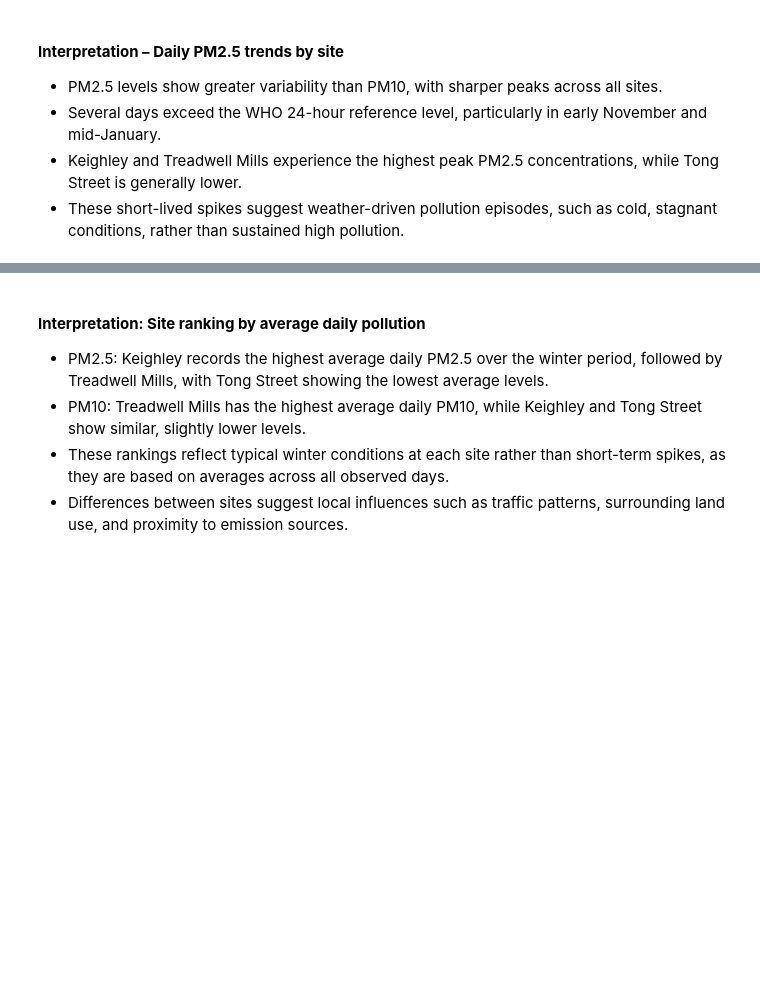
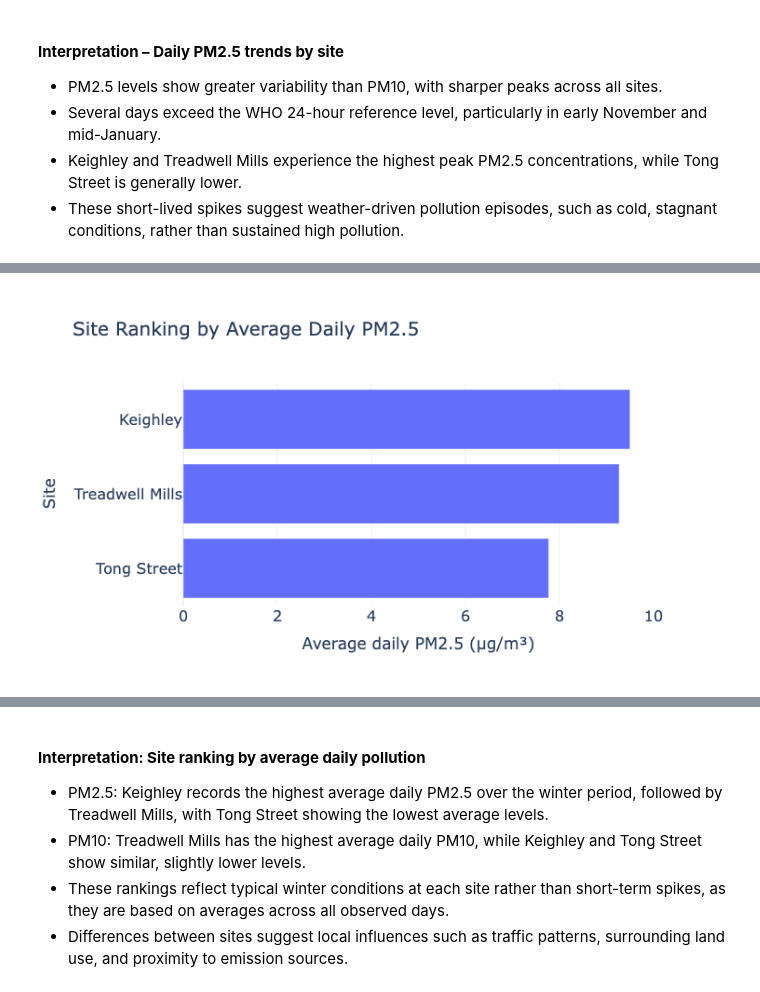
Before and after one commit to sayo2rule/bradford-air-quality-hdrc, a Jupyter notebook: notebooks/air_quality_analysis.ipynb, the cells around one changed output, grey strips where cells are left out. Drawn from its saved outputs; the diff is of its cells as text; code cells hidden in the pictures; blank space fills up the shorter version.

```diff
--- a/notebooks/air_quality_analysis.ipynb
+++ b/notebooks/air_quality_analysis.ipynb
@@ -718,0 +701,41 @@ pio.write_html(fig_rank_pm10, out_dir / "ranking_pm10_by_site.html", include_plo
+# %%
+fig_rank_pm25 = px.bar(
+    rank_pm25,
+    x="pm25_avg_daily",
+    y="site",
+    orientation="h",
+    title="Site Ranking by Average Daily PM2.5",
+    labels={
+        "pm25_avg_daily": "Average daily PM2.5 (µg/m³)",
+        "site": "Site"
+    },
+    hover_data={"pm25_days_with_data": True},
+)
+
+fig_rank_pm25.update_layout(
+    template="plotly_white",
+    height=420,
+    title_font_size=20
+)
+
+# Make axis ticks larger
+fig_rank_pm25.update_xaxes(
+    tickfont=dict(size=16),
+    title_font=dict(size=17)
+)
+
+fig_rank_pm25.update_yaxes(
+    categoryorder="total ascending",
+    tickfont=dict(size=16),
+    title_font=dict(size=17)
+)
+
+fig_rank_pm25.show()
+
+pio.write_html(
+    fig_rank_pm25,
+    out_dir / "ranking_pm25_by_site.html",
+    include_plotlyjs="cdn"
+)
+# %% [output]
+[figure, added]
```
Also changed, not shown: parts of 9 cells of this notebook, 5 other files.
